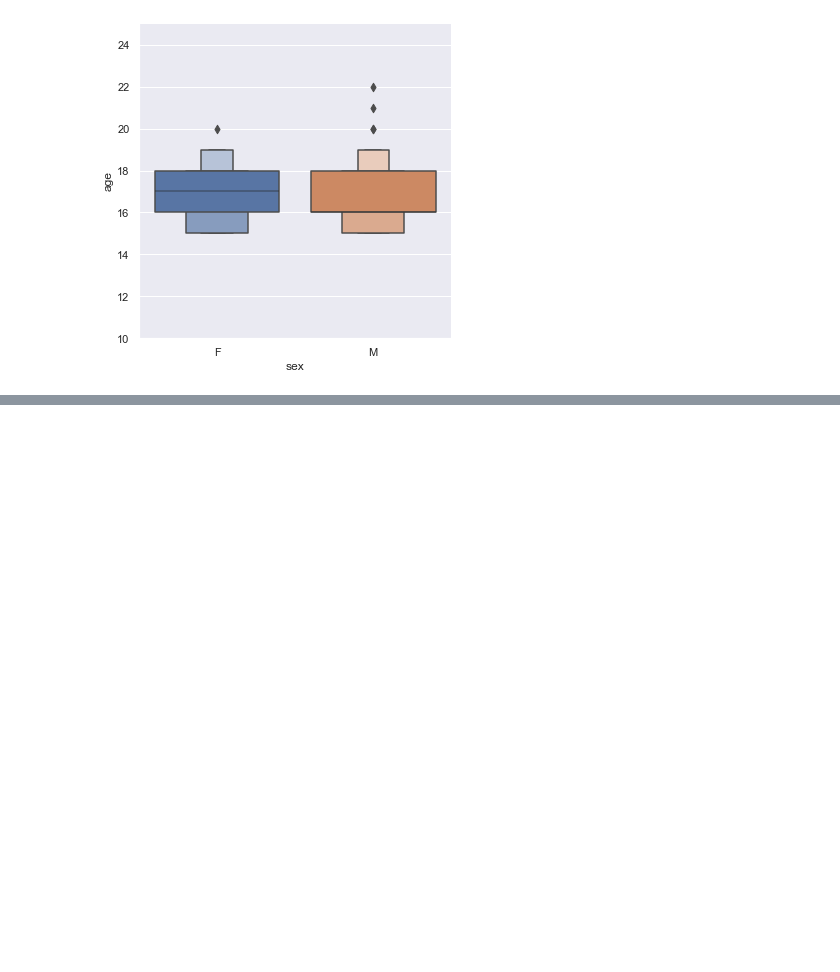
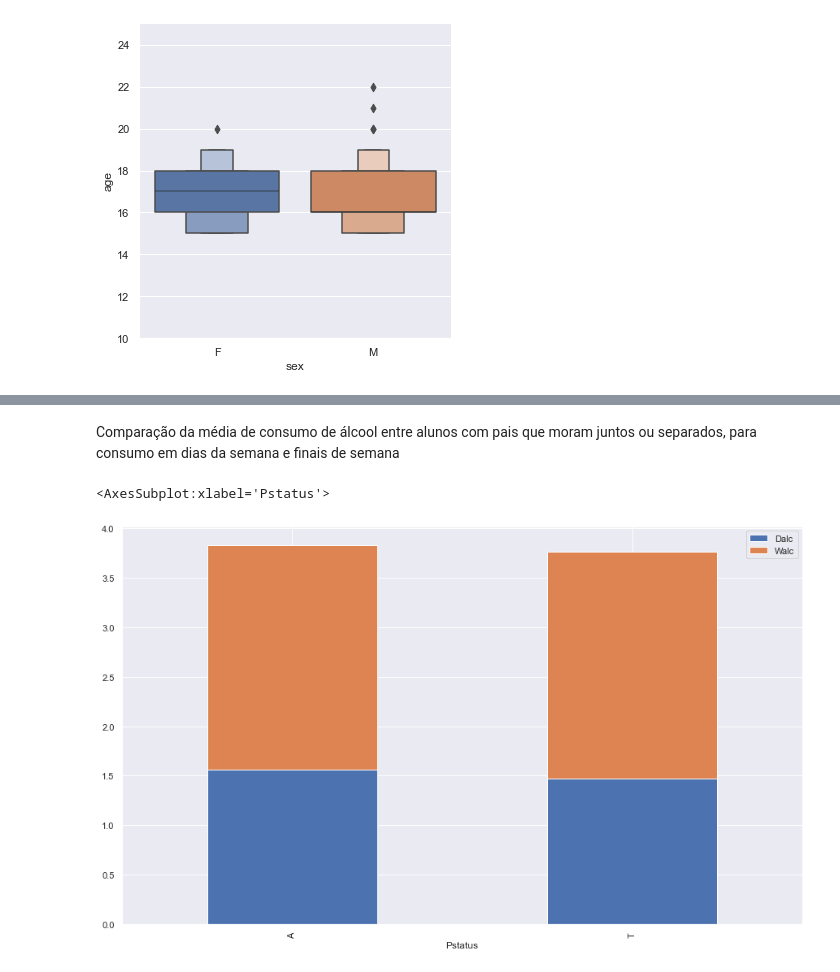
Before and after one commit to ferprr/data-science-project, a Jupyter notebook: notebooks/exploratory_analysis.ipynb, the cells around one changed output, grey strips where cells are left out. Saved outputs shown, nothing was run; the diff lists cells and outputs as text; code cells hidden in the pictures; blank space fills up the shorter version.

```diff
--- a/notebooks/exploratory_analysis.ipynb
+++ b/notebooks/exploratory_analysis.ipynb
@@ -82,0 +95,8 @@ plt.show()
+# %% [markdown]
+Comparação da média de consumo de álcool entre alunos com pais que moram juntos ou separados, para consumo em dias da semana e finais de semana
+# %%
+# Gráfico de barras com a média para consumos
+alcohol_consumption.groupby('Pstatus')[['Dalc', 'Walc']].aggregate('mean').plot.bar(by='Pstatus', stacked=True)
+# %% [output]
+<AxesSubplot:xlabel='Pstatus'>
+[figure, added]
```
Also changed, not shown: parts of 8 cells of this notebook.
